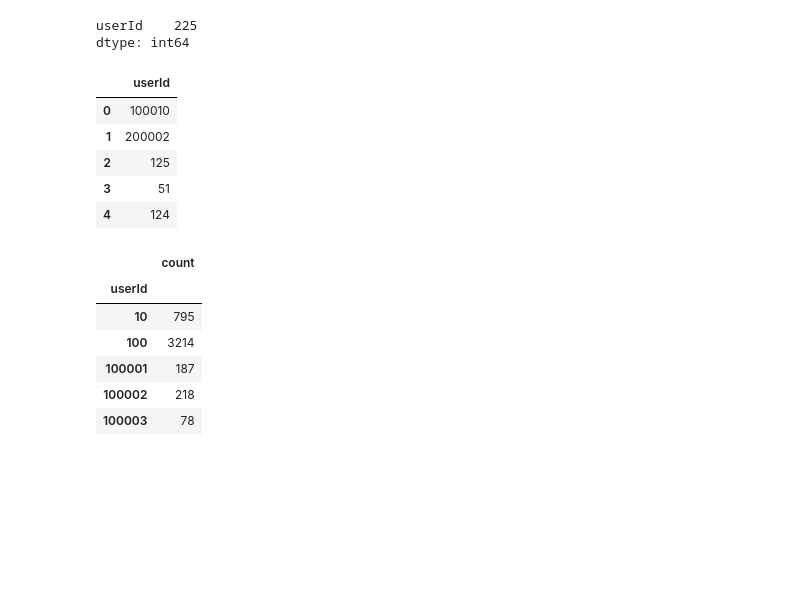
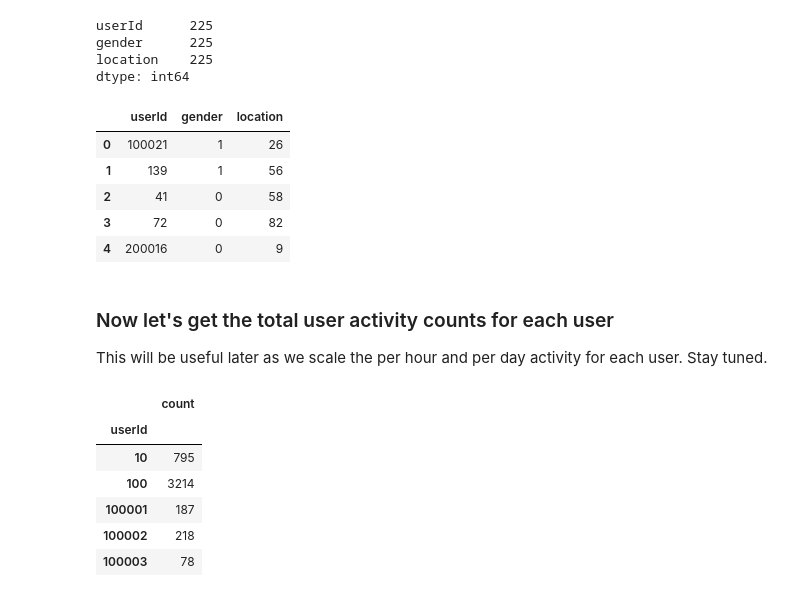
Before and after one commit to bobbymander/sparkify, a Jupyter notebook: Sparkify.ipynb, the cells around one changed output. Saved outputs shown, nothing was run; the diff lists cells and outputs as text; code cells hidden in the pictures; blank space fills up the shorter version.

```diff
--- a/Sparkify.ipynb
+++ b/Sparkify.ipynb
@@ -39,0 +74,13 @@ df = spark.read.json(path)
+# %%
+# load the data
+use_full_dataset = False
+
+# either load the full dataset or the smaller subset
+if use_full_dataset:
+    path = 's3n://udacity-dsnd/sparkify/sparkify_event_data.json'
+else:
+    path = 'mini_sparkify_event_data.json'
+    #path = 's3n://udacity-dsnd/sparkify/mini_sparkify_event_data.json'
+
+# read the json data
+df = spark.read.json(path)
@@ -166,2 +118,0 @@ print(df_valid.count())
-# %%
-df = df_valid
@@ -177,0 +253,3 @@ Once you've defined churn, perform some exploratory data analysis to observe the
+# %%
+# just in case, let's drop any rows with null userId's
+df = df.dropna(how='any', subset = ['userId'])
@@ -177,0 +274,4 @@ Once you've defined churn, perform some exploratory data analysis to observe the
+# %%
+# filter out the blanks
+df = df.filter(df['userId'] != '')
+print(df.count())
@@ -253,17 +371,30 @@ Churn 0 or 1
 # %%
-# get list of users
-users = df.select('userId').distinct().toPandas()
+# get list of users along with their gender and location
+users = df.select('userId', 'gender', 'location').distinct().toPandas()
+
+# convert gender to category code
+users['gender'] = users['gender'].astype('category').cat.codes
+
+# convert location to category code
+users['location'] = users['location'].astype('category').cat.codes
+
 print(users.count())
 users.head()
 # %% [output]
-userId    225
+userId      225
+gender      225
+location    225
 dtype: int64
-|  | userId |
-| 0 | 100010 |
-| 1 | 200002 |
-| 2 | 125 |
-| 3 | 51 |
-| 4 | 124 |
+|  | userId | gender | location |
+| 0 | 100021 | 1 | 26 |
+| 1 | 139 | 1 | 56 |
+| 2 | 41 | 0 | 58 |
+| 3 | 72 | 0 | 82 |
+| 4 | 200016 | 0 | 9 |
+# %% [markdown]
+### Now let's get the total user activity counts for each user
+
+This will be useful later as we scale the per hour and per day activity for each user.  Stay tuned.
 # %%
 # get list of page counts overall
 total_counts = df.groupBy('userId').agg(count('*').alias('count')).sort('userId').toPandas()
```
Also changed, not shown: parts of 94 cells of this notebook, 1 other file.
